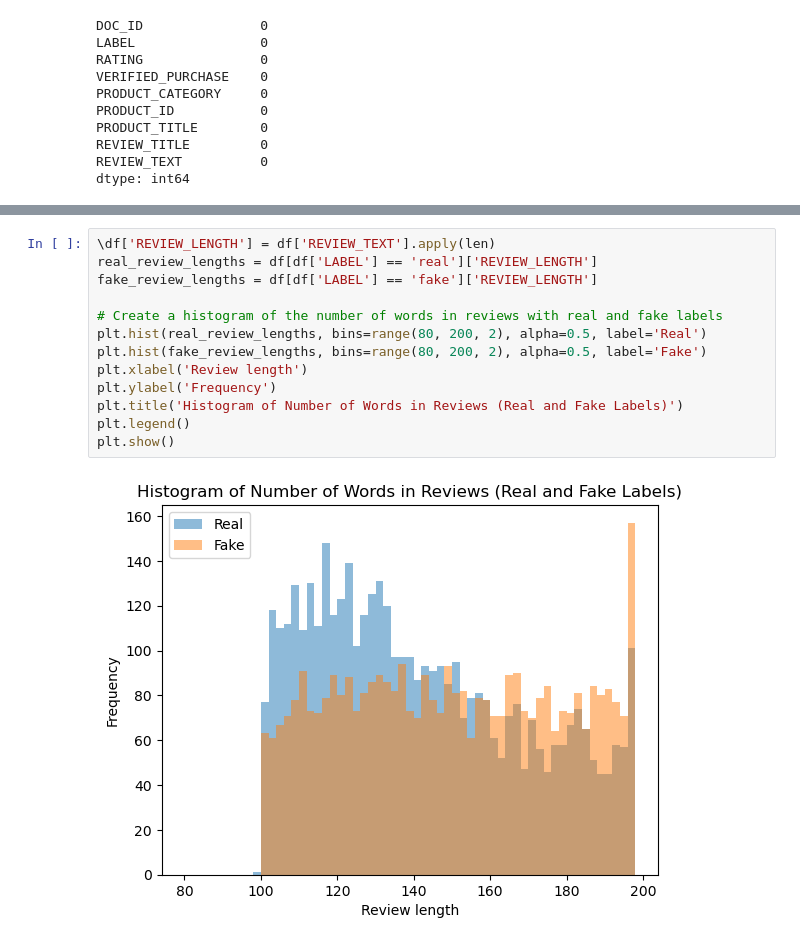
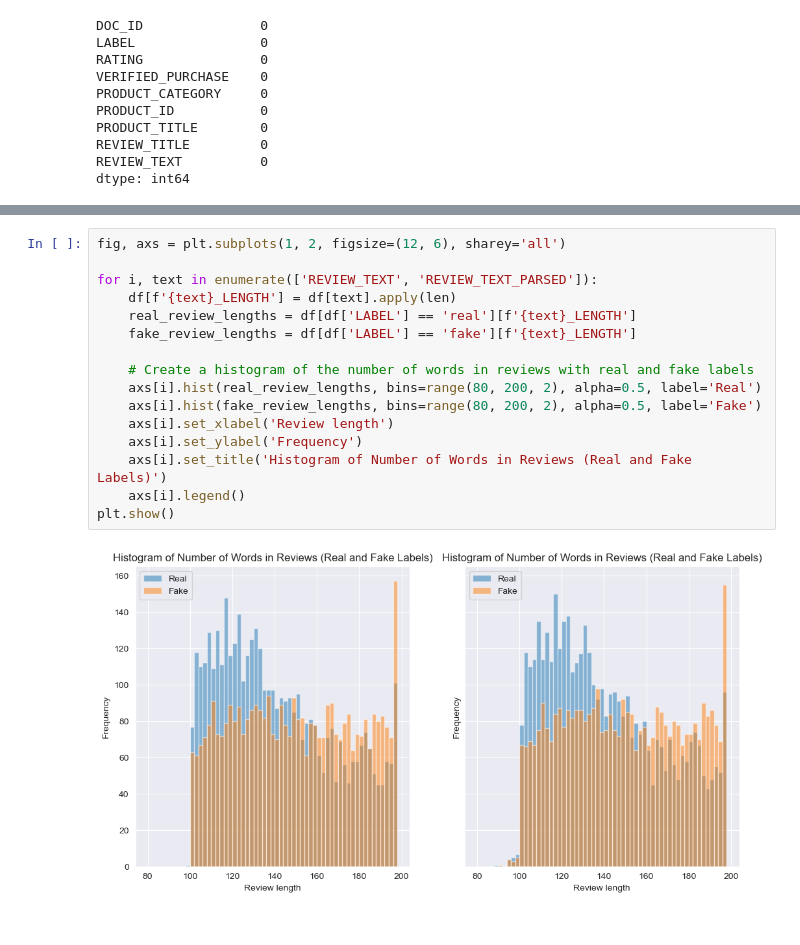
Before and after one commit to Gianma23/amazon_fake_reviews_detection, a Jupyter notebook: data_exploration.ipynb, the cells around one changed output, grey strips where cells are left out. Drawn from its saved outputs; the diff is of its cells as text.

```diff
--- a/data_exploration.ipynb
+++ b/data_exploration.ipynb
@@ -120,15 +116,18 @@ plt.show()
 # %%
-\df['REVIEW_LENGTH'] = df['REVIEW_TEXT'].apply(len)
-real_review_lengths = df[df['LABEL'] == 'real']['REVIEW_LENGTH']
-fake_review_lengths = df[df['LABEL'] == 'fake']['REVIEW_LENGTH']
+fig, axs = plt.subplots(1, 2, figsize=(12, 6), sharey='all')
 
-# Create a histogram of the number of words in reviews with real and fake labels
-plt.hist(real_review_lengths, bins=range(80, 200, 2), alpha=0.5, label='Real')
-plt.hist(fake_review_lengths, bins=range(80, 200, 2), alpha=0.5, label='Fake')
-plt.xlabel('Review length')
-plt.ylabel('Frequency')
-plt.title('Histogram of Number of Words in Reviews (Real and Fake Labels)')
-plt.legend()
+for i, text in enumerate(['REVIEW_TEXT', 'REVIEW_TEXT_PARSED']):
+    df[f'{text}_LENGTH'] = df[text].apply(len)
+    real_review_lengths = df[df['LABEL'] == 'real'][f'{text}_LENGTH']
+    fake_review_lengths = df[df['LABEL'] == 'fake'][f'{text}_LENGTH']
+
+    # Create a histogram of the number of words in reviews with real and fake labels
+    axs[i].hist(real_review_lengths, bins=range(80, 200, 2), alpha=0.5, label='Real')
+    axs[i].hist(fake_review_lengths, bins=range(80, 200, 2), alpha=0.5, label='Fake')
+    axs[i].set_xlabel('Review length')
+    axs[i].set_ylabel('Frequency')
+    axs[i].set_title('Histogram of Number of Words in Reviews (Real and Fake Labels)')
+    axs[i].legend()
 plt.show()
 # %% [output]
-[figure, old version]
+[figure, new version]
```
Also changed, not shown: parts of 7 cells of this notebook.
